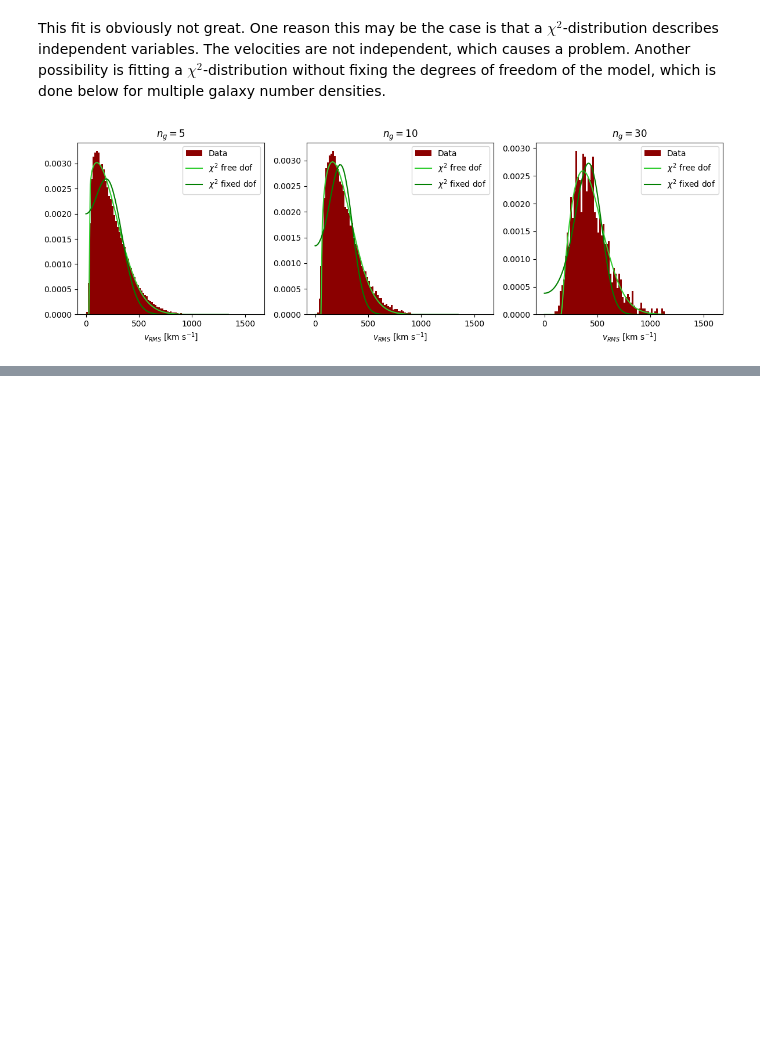
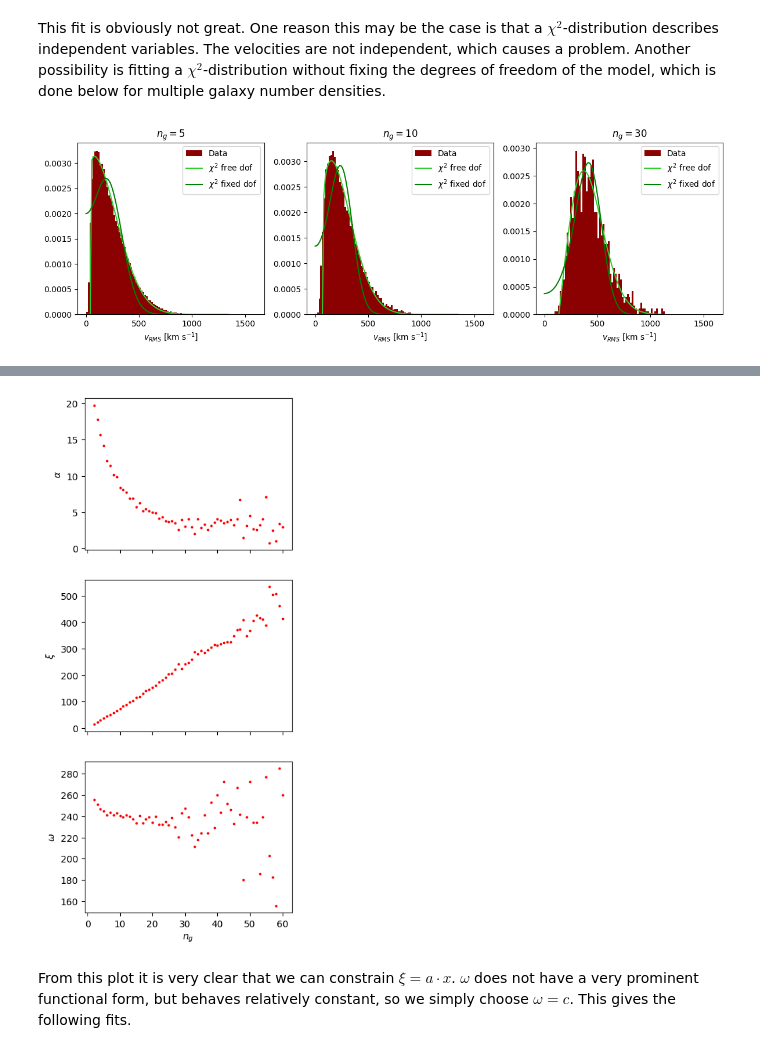
Before and after one commit to Quinten313/MRP, a Jupyter notebook: scripts/velocity_distribution.ipynb, the cells around one changed output, grey strips where cells are left out. Drawn from its saved outputs; the diff is of its cells as text; code cells hidden in the pictures; blank space fills up the shorter version.

```diff
--- a/scripts/velocity_distribution.ipynb
+++ b/scripts/velocity_distribution.ipynb
@@ -177,0 +183,28 @@ The skew normal distribution describes the RMS voxel velocities well. From now o
+# %%
+_, fit = fit_skew_norm_pdf(dmo.voxel_velocity[0][dmo.number_density > 0], 100)
+fits = []
+n_gs = np.arange(2, 61) # Note that we start at n_g=2, as the voxel velocities of n_g=1 behave as a half Gaussian, leading to alpha=inf
+for n_g in n_gs:
+    v = dmo.voxel_velocity[0][dmo.number_density == n_g]
+    bin_edges, fit = fit_skew_norm_pdf(v, 100, p0=fit)
+    fits.append(fit)
+alpha, xi, omega = np.array(fits).T
+# %%
+fig, ax = plt.subplots(3, 1, figsize=[4, 10], sharex=True)
+
+ax[0].scatter(n_gs, alpha, s=3, c='r')
+ax[1].scatter(n_gs, xi, s=3, c='r')
+ax[2].scatter(n_gs, omega, s=3, c='r')
+
+ax[2].set(
+    xlabel='$n_g$',
+)
+
+for axis, ylabel in zip(ax, [r'$\alpha$', r'$\xi$', r'$\omega$']):
+    axis.set_ylabel(ylabel)
+
+plt.show()
+# %% [output]
+[figure, added]
+# %% [markdown]
+From this plot it is very clear that we can constrain $\xi=a\cdot x$. $\omega$ does not have a very prominent functional form, but behaves relatively constant, so we simply choose $\omega=c$. This gives the following fits.
```
Also changed, not shown: parts of 38 cells of this notebook.
